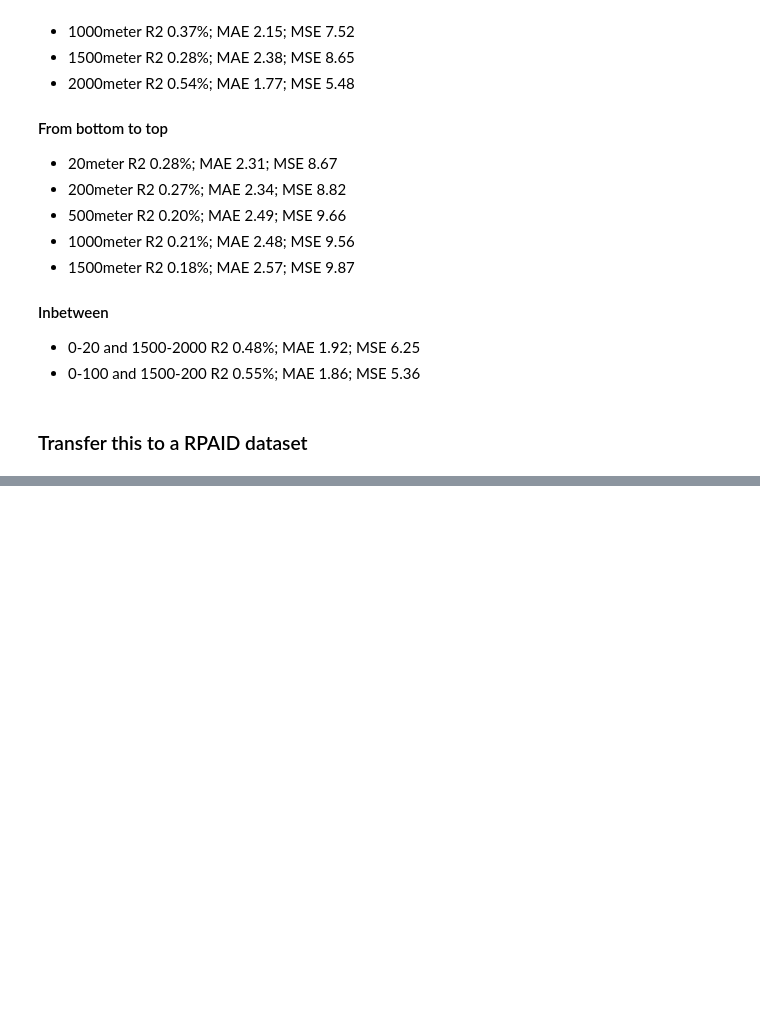
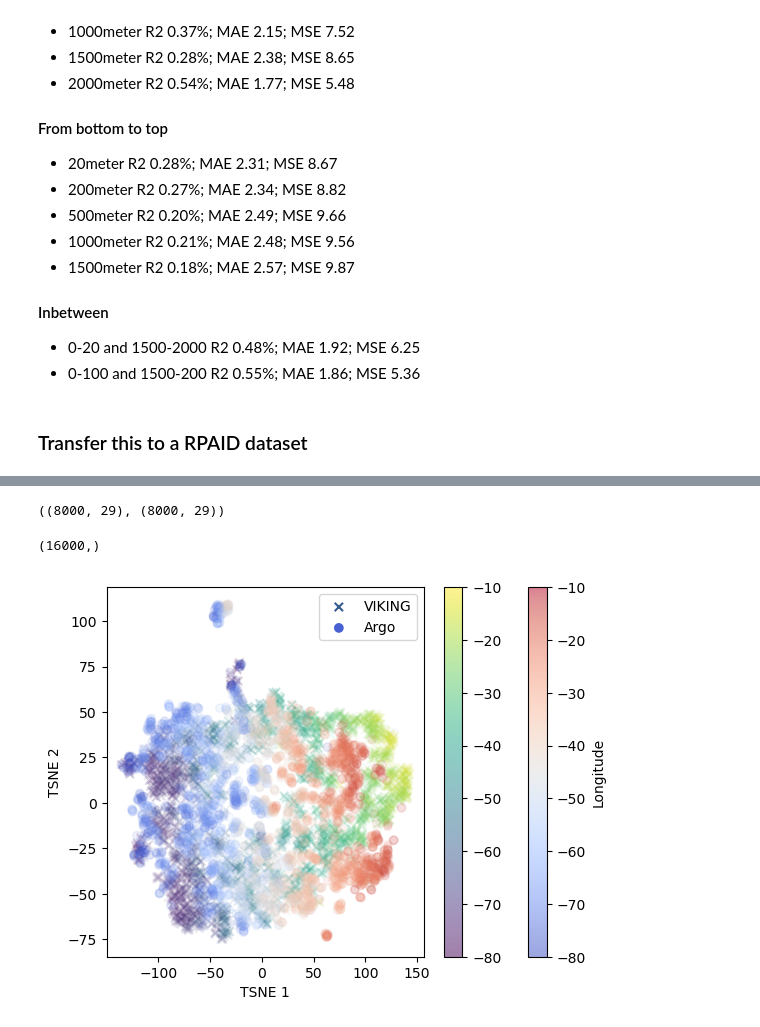
Before and after one commit to ywoelker/rapid-geostrophic-reconstruction, a Jupyter notebook: rapid_umo_reconstruction/11_viking_geostrophic_prediction_multiple_cycles.ipynb, the cells around one changed output, grey strips where cells are left out. Saved outputs shown, nothing was run; the diff lists cells and outputs as text; code cells hidden in the pictures; blank space fills up the shorter version.

```diff
--- a/rapid_umo_reconstruction/11_viking_geostrophic_prediction_multiple_cycles.ipynb
+++ b/rapid_umo_reconstruction/11_viking_geostrophic_prediction_multiple_cycles.ipynb
@@ -783,0 +1821,3 @@ torch.save(best_model.state_dict(), '../rapid-geostrophic-reconstruction/data/11
+# %%
+ds_argo_merged_10days_std = ds_argo_merged_10days_std.sortby('z')
+ds_argo_merged_10days_std
@@ -783,0 +1841,9 @@ torch.save(best_model.state_dict(), '../rapid-geostrophic-reconstruction/data/11
+# %%
+stacked = ds_argo_merged_10days_std.stack(profile = ['time', 'pos'])
+stacked = stacked.where(stacked.profile_mask.any('z'), drop = True)
+
+# stacked_train = ds_argo_merged_10days_std.isel(time = train_indices).stack(profile = ['time', 'pos'])
+# stacked_train = stacked_train.where(stacked_train.profile_mask.any('z'), drop = True)
+
+# stacked_test = ds_argo_merged_10days_std.isel(time = test_indices).stack(profile = ['time', 'pos'])
+# stacked_test = stacked_test.where(stacked_test.profile_mask.any('z'), drop = True)
@@ -783,0 +1942,40 @@ torch.save(best_model.state_dict(), '../rapid-geostrophic-reconstruction/data/11
+# %%
+X_sample.shape, X_argo.shape
+# %% [output]
+((8000, 29), (8000, 29))
+# %%
+dataset = np.concatenate([X_sample, X_argo], axis = 0)
+labels = np.concatenate(
+    [np.ones(X_sample.shape[0]) * 0,
+    np.ones(X_argo.shape[0]) * 1]
+)
+# %%
+labels.shape
+# %% [output]
+(16000,)
+# %%
+from sklearn.manifold import TSNE
+mapped_points = TSNE(n_components=2, perplexity=30, n_iter=3000).fit_transform(dataset)
+# %%
+fig = plt.figure()
+ax = fig.add_subplot(1,1,1)
+alpha = .0825464
+v_scatter = ax.scatter(mapped_points[:sample_per_batch, 0], mapped_points[:sample_per_batch,1], alpha = alpha, label = 'VIKING', c = stacked.isel(profile = sample_indices).lon.values, marker = 'x', vmin = -80, vmax = -10)
+a_scatter = ax.scatter(mapped_points[sample_per_batch:, 0], mapped_points[sample_per_batch:,1], alpha = alpha, label = 'Argo', c= stacked_argo.isel(profile = sample_indices_argo).lon.values, marker = 'o', vmin = -80, vmax = -10, cmap='coolwarm')
+
+# make a colorbar that is not tranpsarent for the argo scatter plot
+cb = plt.colorbar(a_scatter, ax = ax,label = 'Longitude')
+cb.solids.set_alpha(.5)
+
+cb = fig.colorbar(v_scatter, ax = ax)
+cb.solids.set_alpha(.5)
+
+ax.set_xlabel('TSNE 1')
+ax.set_ylabel('TSNE 2')
+
+
+legend = plt.legend()
+for lh in legend.legend_handles:
+    lh.set_alpha(1)
+# %% [output]
+[figure, added]
```
Also changed, not shown: parts of 54 cells of this notebook.
